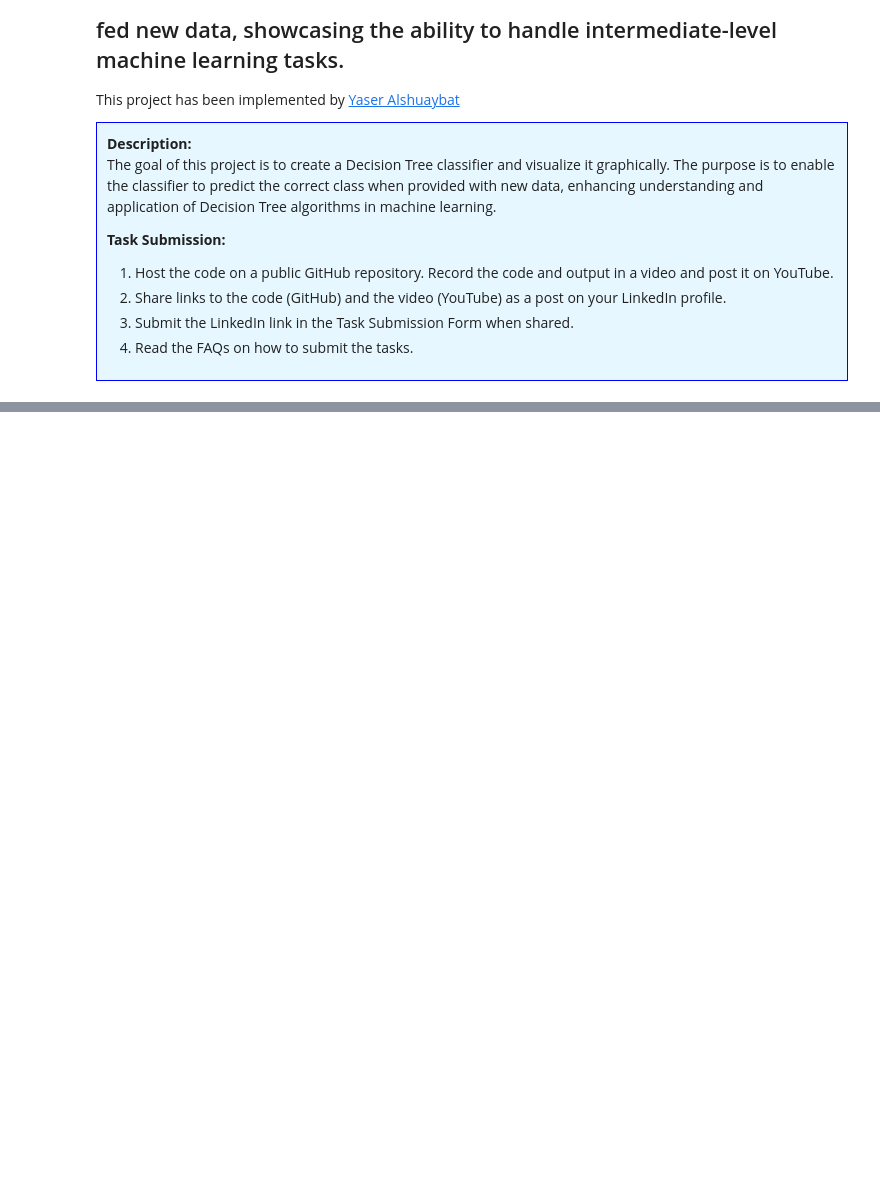
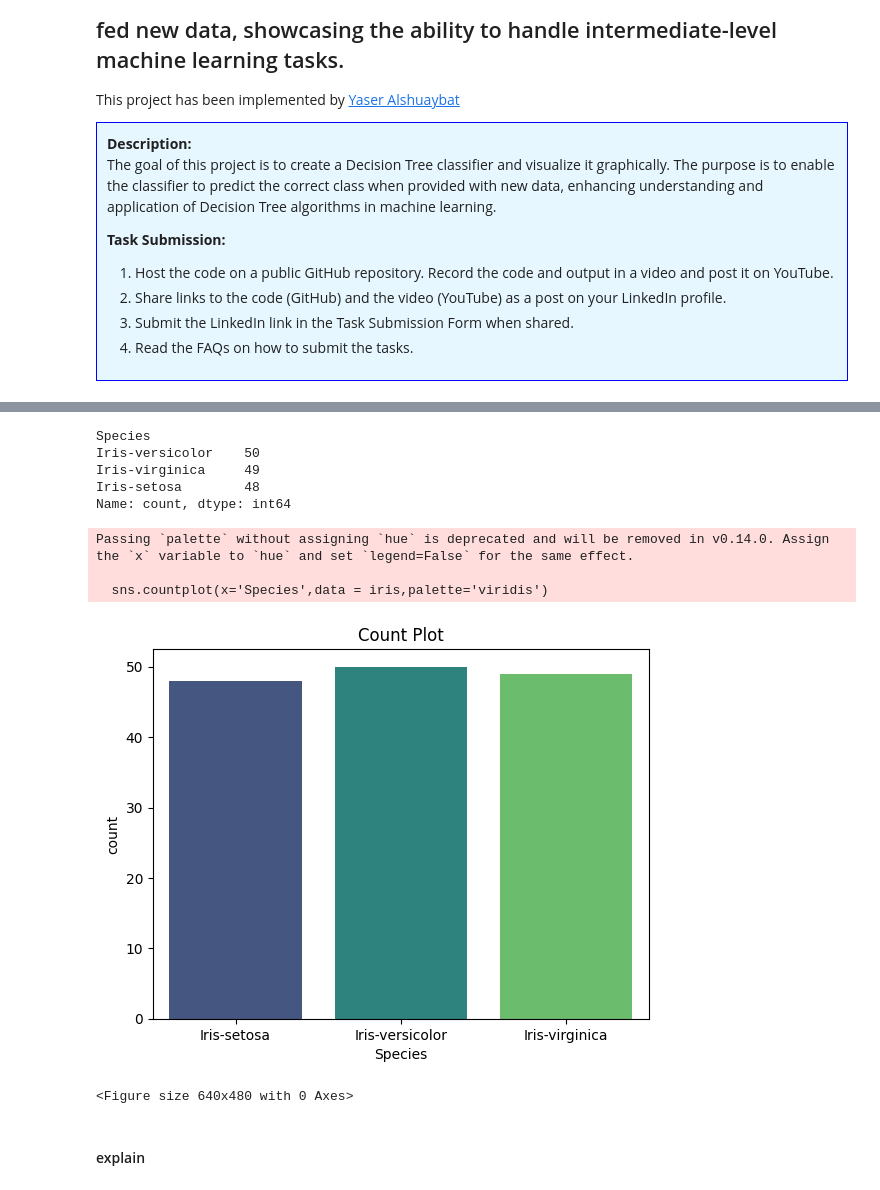
Before and after one commit to YSKAA423/Iris_Decision_Tree_Classifier, a Jupyter notebook: Iris_Decision_Tree_Classifier.ipynb, the cells around one changed output, grey strips where cells are left out. Saved outputs shown, nothing was run; the diff lists cells and outputs as text; code cells hidden in the pictures; blank space fills up the shorter version.

```diff
--- a/Iris_Decision_Tree_Classifier.ipynb
+++ b/Iris_Decision_Tree_Classifier.ipynb
@@ -16,0 +121,21 @@ This project has been implemented by [Yaser Alshuaybat](https://www.linkedin.com
+# %%
+iris.Species.value_counts()
+# %% [output]
+Species
+Iris-versicolor    50
+Iris-virginica     49
+Iris-setosa        48
+Name: count, dtype: int64
+# %%
+sns.countplot(x='Species',data = iris,palette='viridis')
+plt.title('Count Plot')
+plt.show()
+plt.clf()
+# %% [output]
+Passing `palette` without assigning `hue` is deprecated and will be removed in v0.14.0. Assign the `x` variable to `hue` and set `legend=False` for the same effect.
+
+  sns.countplot(x='Species',data = iris,palette='viridis')
+[figure, added]
+<Figure size 640x480 with 0 Axes>
+# %% [markdown]
+#### explain
```
Also changed, not shown: parts of 31 cells of this notebook.
